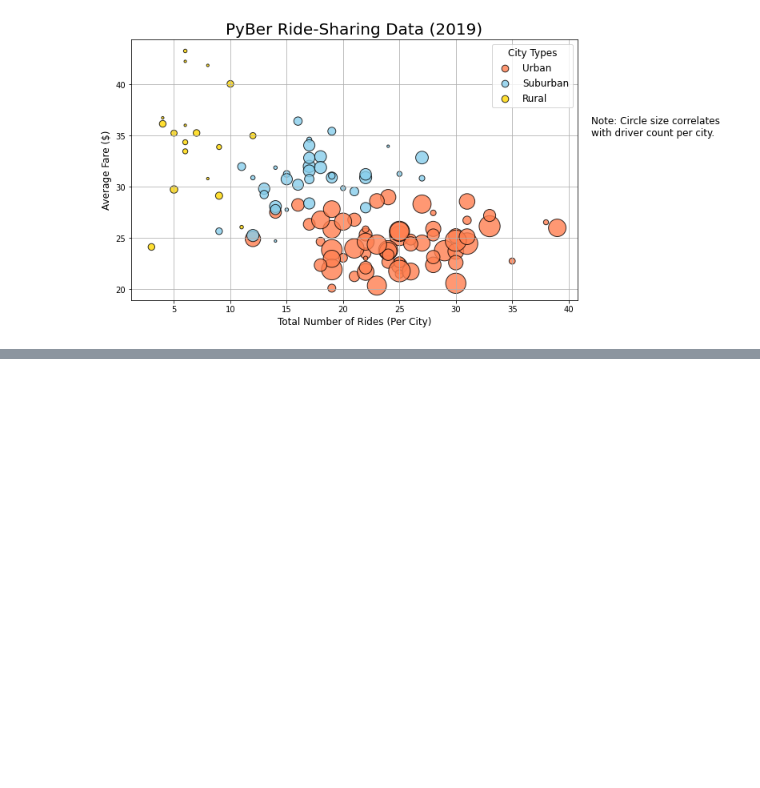
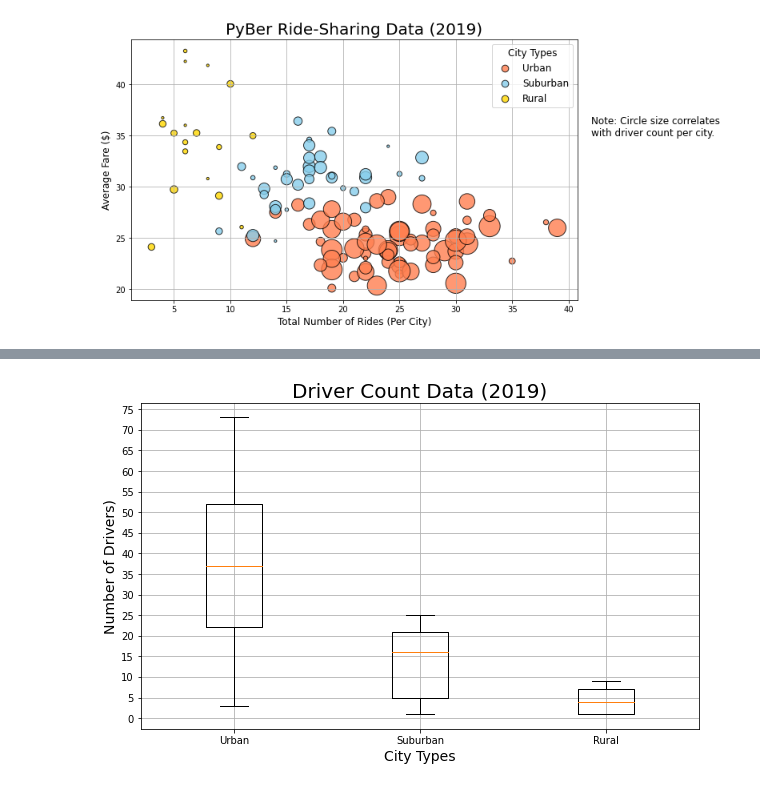
Before and after one commit to dgozli/PyBer_Analysis, a Jupyter notebook: PyBer.ipynb, the cells around one changed output, grey strips where cells are left out. Drawn from its saved outputs; the diff is of its cells as text; code cells hidden in the pictures; blank space fills up the shorter version.

```diff
--- a/PyBer.ipynb
+++ b/PyBer.ipynb
@@ -278,0 +418,10 @@ plt.show()
+# %%
+# Get the driver count data from the urban cities.
+urban_drivers = urban_cities_df['driver_count']
+
+mean_urban_drivers = np.mean(urban_drivers)
+print(f"The mean number of drivers for urban cities {mean_urban_drivers:.2f}.")
+median_urban_drivers = np.median(urban_drivers)
+print(f"The median number of drivers for urban cities {median_urban_drivers:.2f}.")
+mode_urban_drivers = sts.mode(urban_drivers)
+print(f"The mode number of drivers for urban cities {mode_urban_drivers}.")
@@ -278,0 +432,9 @@ plt.show()
+# %%
+suburban_drivers=suburban_cities_df['driver_count']
+
+mean_suburban_drivers = np.mean(suburban_drivers)
+print(f"The mean number of drivers for suburban cities {mean_suburban_drivers:.2f}.")
+median_suburban_drivers = np.median(suburban_drivers)
+print(f"The median number of drivers for suburban cities {median_suburban_drivers:.2f}.")
+mode_suburban_drivers = sts.mode(suburban_drivers)
+print(f"The mode number of drivers for suburban cities {mode_suburban_drivers}.")
@@ -278,0 +445,9 @@ plt.show()
+# %%
+rural_drivers=rural_cities_df['driver_count']
+
+mean_rural_drivers = np.mean(rural_drivers)
+print(f"The mean number of drivers for rural cities {mean_rural_drivers:.2f}.")
+median_rural_drivers = np.median(rural_drivers)
+print(f"The median number of drivers for rural cities {median_rural_drivers:.2f}.")
+mode_rural_drivers = sts.mode(rural_drivers)
+print(f"The mode number of drivers for rural cities {mode_rural_drivers}.")
@@ -278,0 +511,17 @@ plt.show()
+# %%
+# Create the box-and-whisker plot for the urban driver count data.
+x_labels = ["Urban", "Suburban", "Rural"]
+drivers_data = [urban_drivers, suburban_drivers,rural_drivers]
+fig, ax = plt.subplots(figsize=(10,6))
+ax.boxplot(drivers_data,labels=x_labels)
+# Add the title, y-axis label and grid.
+ax.set_title('Driver Count Data (2019)',fontsize=20)
+ax.set_ylabel('Number of Drivers)',fontsize=14)
+ax.set_xlabel("City Types",fontsize=14)
+ax.set_yticks(np.arange(0, 76, step=5.0))
+ax.grid()
+
+plt.savefig("analysis/Fig4.png")
+plt.show()
+# %% [output]
+[figure, added]
```
Also changed, not shown: parts of 21 cells of this notebook, 4 other files.
